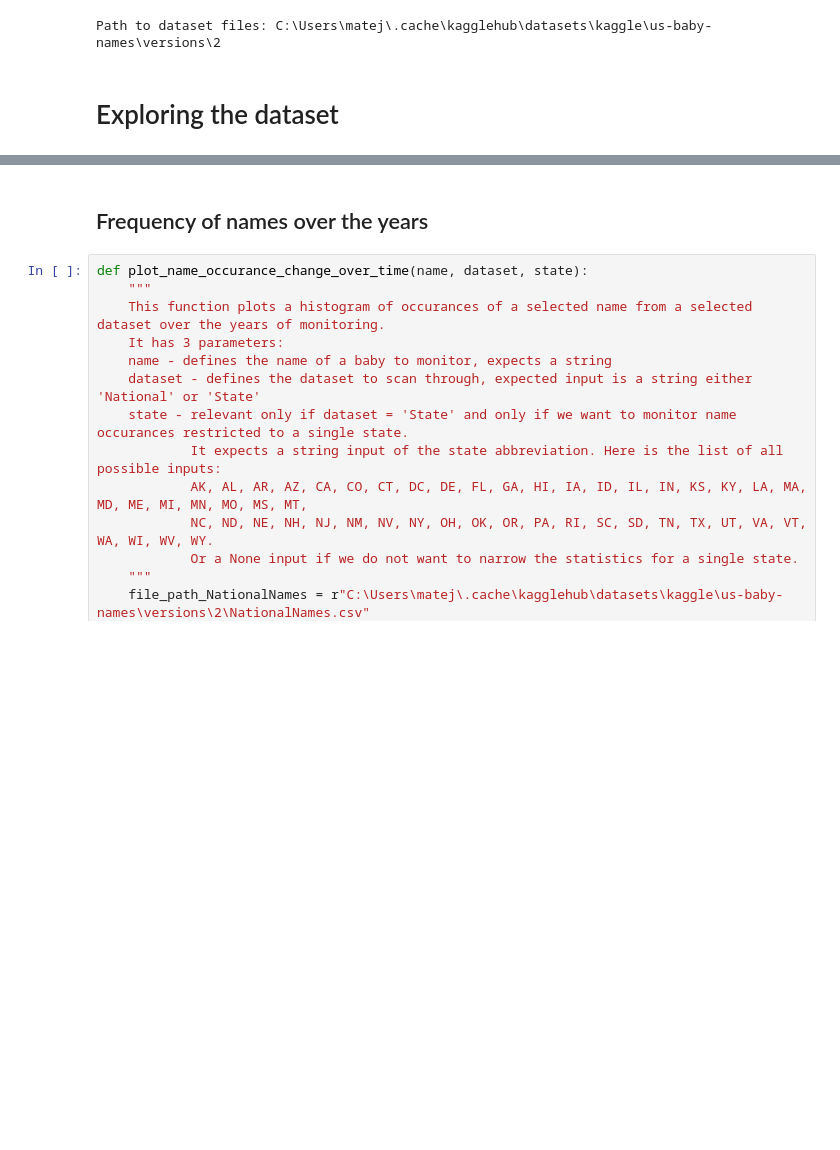
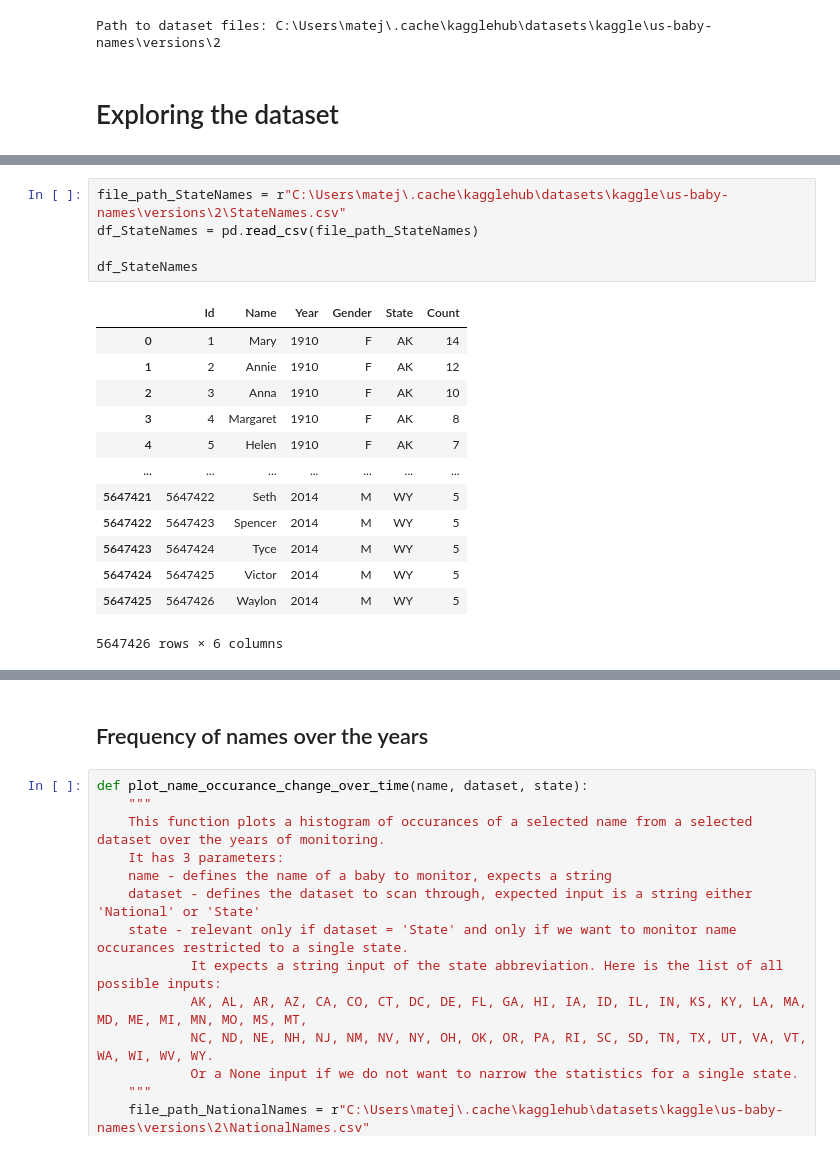
Before and after one commit to matej-kosiba/STRV_test_project, a Jupyter notebook: jupyter.ipynb, the cells around one changed output, grey strips where cells are left out. Drawn from its saved outputs; the diff is of its cells as text; blank space fills up the shorter version.

```diff
--- a/jupyter.ipynb
+++ b/jupyter.ipynb
@@ -77,0 +99,19 @@ Path to dataset files: C:\Users\matej\.cache\kagglehub\datasets\kaggle\us-baby-n
+# %%
+file_path_StateNames = r"C:\Users\matej\.cache\kagglehub\datasets\kaggle\us-baby-names\versions\2\StateNames.csv"
+df_StateNames = pd.read_csv(file_path_StateNames)
+
+df_StateNames
+# %% [output]
+|  | Id | Name | Year | Gender | State | Count |
+| 0 | 1 | Mary | 1910 | F | AK | 14 |
+| 1 | 2 | Annie | 1910 | F | AK | 12 |
+| 2 | 3 | Anna | 1910 | F | AK | 10 |
+| 3 | 4 | Margaret | 1910 | F | AK | 8 |
+| 4 | 5 | Helen | 1910 | F | AK | 7 |
+| ... | ... | ... | ... | ... | ... | ... |
+| 5647421 | 5647422 | Seth | 2014 | M | WY | 5 |
+| 5647422 | 5647423 | Spencer | 2014 | M | WY | 5 |
+| 5647423 | 5647424 | Tyce | 2014 | M | WY | 5 |
+| 5647424 | 5647425 | Victor | 2014 | M | WY | 5 |
+| 5647425 | 5647426 | Waylon | 2014 | M | WY | 5 |
+5647426 rows × 6 columns
```
Also changed, not shown: parts of 10 cells of this notebook.
